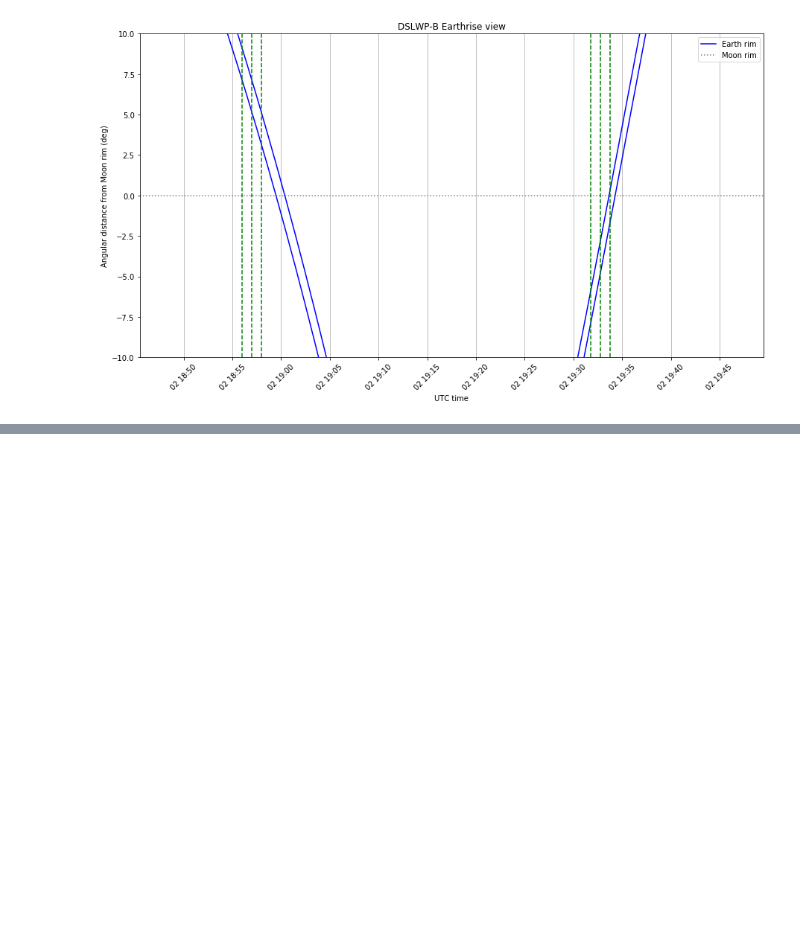
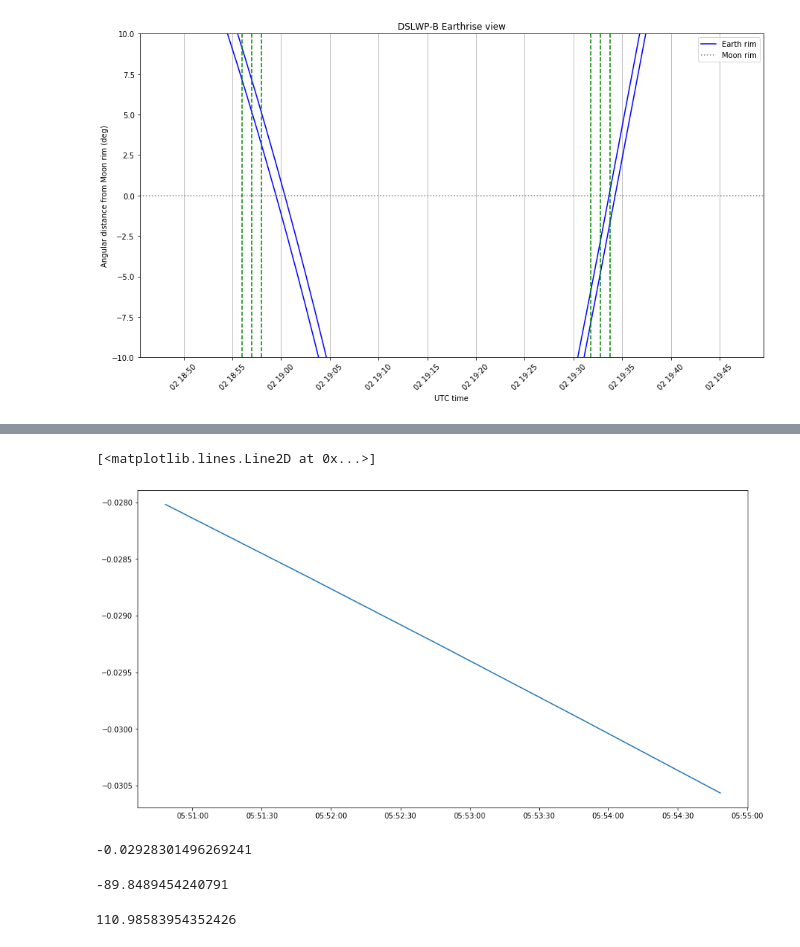
Before and after one commit to daniestevez/jupyter_notebooks, a Jupyter notebook: dslwp/DSLWP-B camera view.ipynb, the cells around one changed output, grey strips where cells are left out. Drawn from its saved outputs; the diff is of its cells as text; code cells hidden in the pictures; blank space fills up the shorter version.

```diff
--- a/dslwp/DSLWP-B camera view.ipynb
+++ b/dslwp/DSLWP-B camera view.ipynb
@@ -162,0 +180,26 @@ plot_earthrise(start = '2019-07-02 18:45', end = '2019-07-02 19:50', both_edges
+# %%
+moon_speed_deg_s = np.diff(moon_angle-moon_angular_radius)/np.diff((t-t[0]).sec)
+t_moon_speed = t[:-1] + (t[1:] - t[:-1])/2
+# %%
+sel = (t_moon_speed >= '2019-06-30 05:50') & (t_moon_speed <= '2019-06-30 05:55')
+plt.figure(figsize = [15,8], facecolor='w')
+plt.plot(t_moon_speed[sel].datetime, moon_speed_deg_s[sel])
+# %% [output]
+[<matplotlib.lines.Line2D at 0x...>]
+[figure, added]
+# %%
+average_speed = np.average(moon_speed_deg_s[sel])
+average_speed
+# %% [output]
+-0.02928301496269241
+# %%
+real_separation = 6.47
+(real_separation - np.interp((photo_times[1]-t[0]).jd, (t-t[0]).jd, moon_angle-moon_angular_radius))/average_speed
+# %% [output]
+-89.8489454240791
+# %%
+separation_error = 3.25
+time_error = np.abs(3.25/average_speed)
+time_error
+# %% [output]
+110.98583954352426
```
Also changed, not shown: parts of 1 cell of this notebook, 4 other files.
